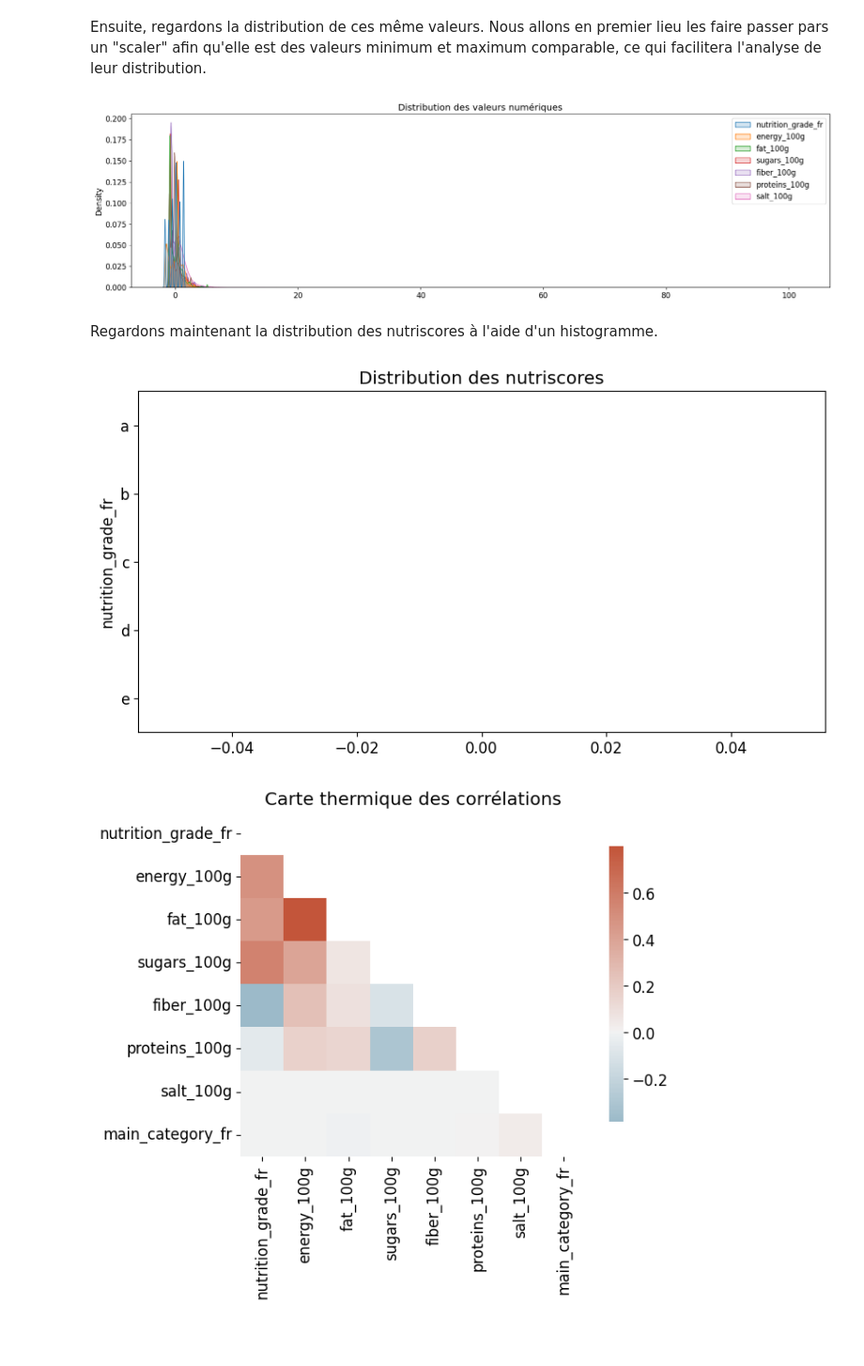
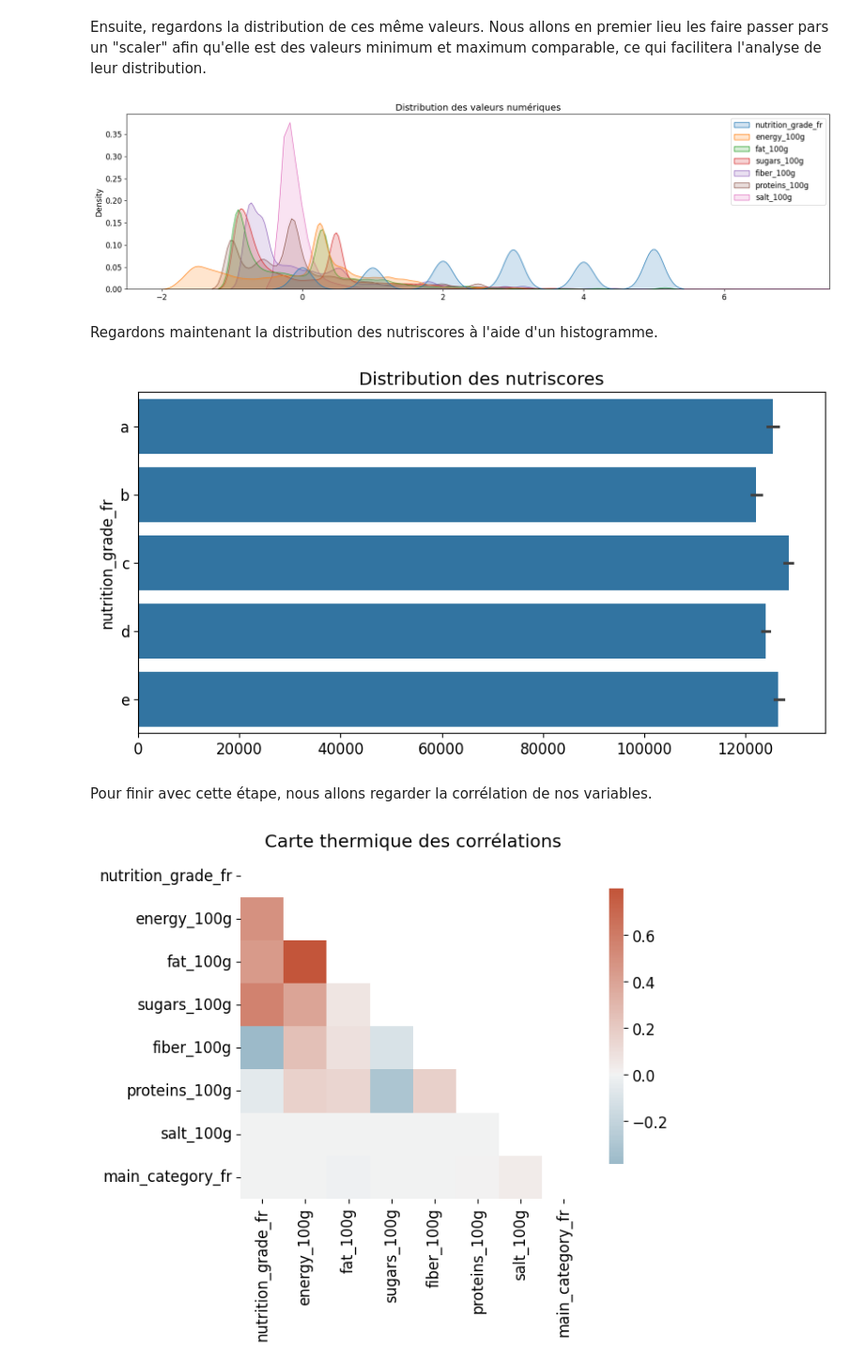
Before and after one commit to tdechanet/IAEngP3, a Jupyter notebook: analyze.ipynb, the cells around one changed output. Shown: that part at 94% size. Saved outputs shown, nothing was run; the diff lists cells and outputs as text; code cells hidden in the pictures; blank space fills up the shorter version.

```diff
--- a/analyze.ipynb
+++ b/analyze.ipynb
@@ -197,8 +197,8 @@ sns.histplot(data=df["nutrition_grade_fr"])
 # %% [markdown]
 Nous allons maintenant tenter de remplir les valeurs manquantes de notre DataFrame. Pour ceci, nous allons d'abord analyser la corrélation entre nos variables.
 # %%
-encoder = LabelEncoder()
-df.loc[:, "nutrition_grade_fr"] = encoder.fit_transform(df["nutrition_grade_fr"])
+nutrition_grade_encoder = LabelEncoder()
+df.loc[:, "nutrition_grade_fr"] = nutrition_grade_encoder.fit_transform(df["nutrition_grade_fr"])
 nutritive_values.append("nutrition_grade_fr")
 corr_matrix = df[nutritive_values].corr()
 
@@ -297,20 +299,24 @@ scaled_df = pd.DataFrame(scaled_df, columns=df.columns)
 fig, ax = plt.subplots(figsize=(20,5))
 sns.kdeplot(data=scaled_df, fill=True, alpha=.2)
 ax.set_title("Distribution des valeurs numériques")
+ax.set_xlim(-2.5, 7.5)
 plt.show()
 # %% [output]
-[figure, old version]
+[figure, new version]
 # %% [markdown]
 Regardons maintenant la distribution des nutriscores à l'aide d'un histogramme.
 # %%
+df["nutrition_grade_fr"] = nutrition_grade_encoder.inverse_transform(df["nutrition_grade_fr"].astype(int))
 df['nutrition_grade_fr'] = pd.Categorical(df['nutrition_grade_fr'], ["a","b","c","d","e"])
 
 fig, ax = plt.subplots(figsize=(10,5))
 sns.barplot(data=df["nutrition_grade_fr"])
 ax.set_title("Distribution des nutriscores")
 plt.show()
 # %% [output]
-[figure, old version]
+[figure, new version]
+# %% [markdown]
+Pour finir avec cette étape, nous allons regarder la corrélation de nos variables.
 # %%
 correlation_table = scaled_df
 correlation_table = pd.merge(correlation_table, pd.DataFrame(target), how="right", left_on="url", right_on="url")
```
Also changed, not shown: parts of 1 cell of this notebook.
